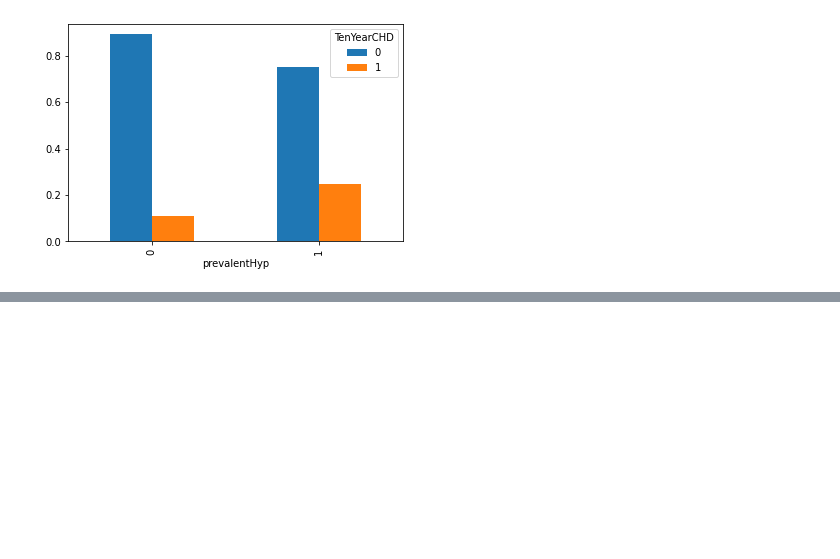
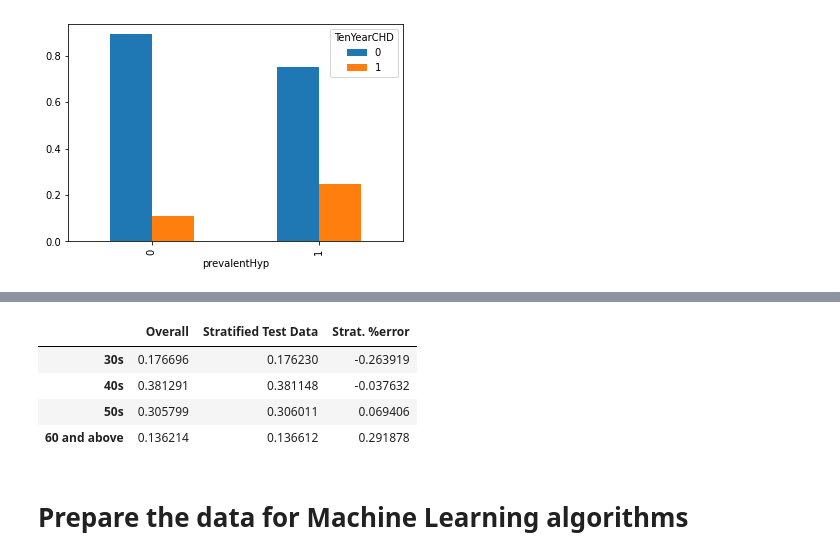
Before and after one commit to itsrandeep/Heart-Disease-Prediction, a Jupyter notebook: eda_and_model_training.ipynb, the cells around one changed output, grey strips where cells are left out. Saved outputs shown, nothing was run; the diff lists cells and outputs as text; code cells hidden in the pictures; blank space fills up the shorter version.

```diff
--- a/eda_and_model_training.ipynb
+++ b/eda_and_model_training.ipynb
@@ -146,0 +161,25 @@ pd.crosstab(train_data.prevalentHyp,train_data.TenYearCHD, normalize='index').pl
+# %%
+from sklearn.model_selection import StratifiedShuffleSplit
+
+split = StratifiedShuffleSplit(n_splits=1, test_size=0.2, random_state=42)
+for train_index, test_index in split.split(train_data, train_data["age_cat"]):
+    strat_train_set = train_data.iloc[train_index]
+    strat_test_set = train_data.iloc[test_index]
+# %%
+def income_cat_proportions(data):
+    return data["age_cat"].value_counts() / len(data)
+
+compare_props = pd.DataFrame({
+    "Overall": income_cat_proportions(train_data),
+    "Stratified Test Data": income_cat_proportions(strat_test_set),
+}).sort_index()
+compare_props["Strat. %error"] = 100 * compare_props["Stratified Test Data"] / compare_props["Overall"] - 100
+compare_props
+# %% [output]
+|  | Overall | Stratified Test Data | Strat. %error |
+| 30s | 0.176696 | 0.176230 | -0.263919 |
+| 40s | 0.381291 | 0.381148 | -0.037632 |
+| 50s | 0.305799 | 0.306011 | 0.069406 |
+| 60 and above | 0.136214 | 0.136612 | 0.291878 |
+# %% [markdown]
+# Prepare the data for Machine Learning algorithms
```
Also changed, not shown: parts of 5 cells of this notebook.
